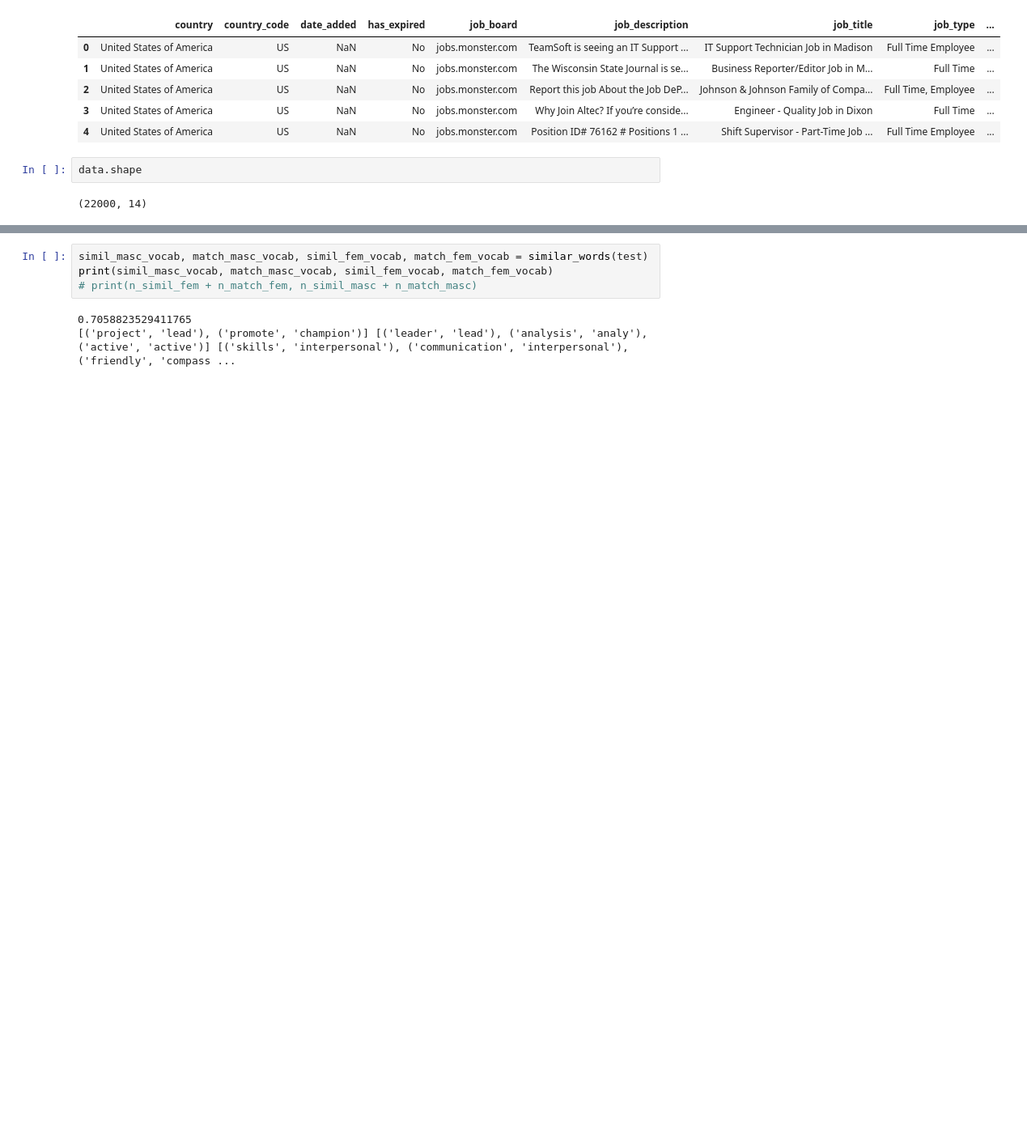
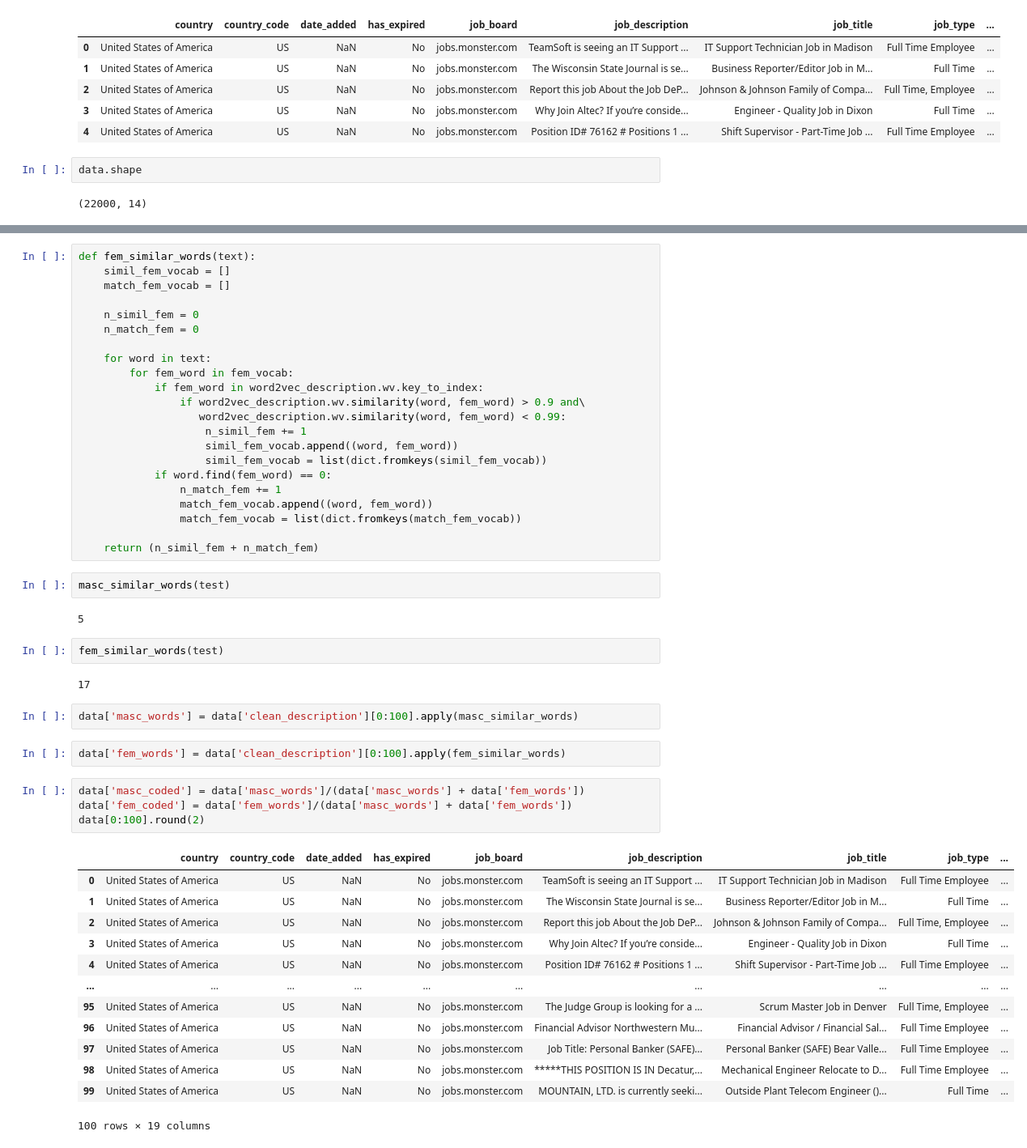
Before and after one commit to reneSalmon/fairjobs, a Jupyter notebook: notebooks/basemodel.ipynb, the cells around one changed output, grey strips where cells are left out. Shown: that part at 81% size. Drawn from its saved outputs; the diff is of its cells as text; blank space fills up the shorter version.

```diff
--- a/notebooks/basemodel.ipynb
+++ b/notebooks/basemodel.ipynb
@@ -289,7 +232,52 @@ def similar_words(text):
-# %%
-simil_masc_vocab, match_masc_vocab, simil_fem_vocab, match_fem_vocab = similar_words(test)
-print(simil_masc_vocab, match_masc_vocab, simil_fem_vocab, match_fem_vocab)
-# print(n_simil_fem + n_match_fem, n_simil_masc + n_match_masc)
-# %% [output]
-0.7058823529411765
-[('project', 'lead'), ('promote', 'champion')] [('leader', 'lead'), ('analysis', 'analy'), ('active', 'active')] [('skills', 'interpersonal'), ('communication', 'interpersonal'), ('friendly', 'compass ...
+# %%
+def fem_similar_words(text):
+    simil_fem_vocab = []
+    match_fem_vocab = []
+
+    n_simil_fem = 0
+    n_match_fem = 0
+
+    for word in text:
+        for fem_word in fem_vocab:
+            if fem_word in word2vec_description.wv.key_to_index:
+                if word2vec_description.wv.similarity(word, fem_word) > 0.9 and\
+                   word2vec_description.wv.similarity(word, fem_word) < 0.99:
+                    n_simil_fem += 1
+                    simil_fem_vocab.append((word, fem_word))
+                    simil_fem_vocab = list(dict.fromkeys(simil_fem_vocab))
+            if word.find(fem_word) == 0:
+                n_match_fem += 1
+                match_fem_vocab.append((word, fem_word))
+                match_fem_vocab = list(dict.fromkeys(match_fem_vocab))
+
+    return (n_simil_fem + n_match_fem)
+# %%
+masc_similar_words(test)
+# %% [output]
+5
+# %%
+fem_similar_words(test)
+# %% [output]
+17
+# %%
+data['masc_words'] = data['clean_description'][0:100].apply(masc_similar_words)
+# %%
+data['fem_words'] = data['clean_description'][0:100].apply(fem_similar_words)
+# %%
+data['masc_coded'] = data['masc_words']/(data['masc_words'] + data['fem_words'])
+data['fem_coded'] = data['fem_words']/(data['masc_words'] + data['fem_words'])
+data[0:100].round(2)
+# %% [output]
+|  | country | country_code | date_added | has_expired | job_board | job_description | job_title | job_type | ... |
+| 0 | United States of America | US | NaN | No | jobs.monster.com | TeamSoft is seeing an IT Support ... | IT Support Technician Job in Madison | Full Time Employee | ... |
+| 1 | United States of America | US | NaN | No | jobs.monster.com | The Wisconsin State Journal is se... | Business Reporter/Editor Job in M... | Full Time | ... |
+| 2 | United States of America | US | NaN | No | jobs.monster.com | Report this job About the Job DeP... | Johnson & Johnson Family of Compa... | Full Time, Employee | ... |
+| 3 | United States of America | US | NaN | No | jobs.monster.com | Why Join Altec? If you’re conside... | Engineer - Quality Job in Dixon | Full Time | ... |
+| 4 | United States of America | US | NaN | No | jobs.monster.com | Position ID# 76162 # Positions 1 ... | Shift Supervisor - Part-Time Job ... | Full Time Employee | ... |
+| ... | ... | ... | ... | ... | ... | ... | ... | ... | ... |
+| 95 | United States of America | US | NaN | No | jobs.monster.com | The Judge Group is looking for a ... | Scrum Master Job in Denver | Full Time, Employee | ... |
+| 96 | United States of America | US | NaN | No | jobs.monster.com | Financial Advisor Northwestern Mu... | Financial Advisor / Financial Sal... | Full Time Employee | ... |
+| 97 | United States of America | US | NaN | No | jobs.monster.com | Job Title: Personal Banker (SAFE)... | Personal Banker (SAFE) Bear Valle... | Full Time Employee | ... |
+| 98 | United States of America | US | NaN | No | jobs.monster.com | *****THIS POSITION IS IN Decatur,... | Mechanical Engineer Relocate to D... | Full Time Employee | ... |
+| 99 | United States of America | US | NaN | No | jobs.monster.com | MOUNTAIN, LTD. is currently seeki... | Outside Plant Telecom Engineer ()... | Full Time | ... |
+100 rows × 19 columns
```
Also changed, not shown: parts of 10 cells of this notebook, 3 other files.
